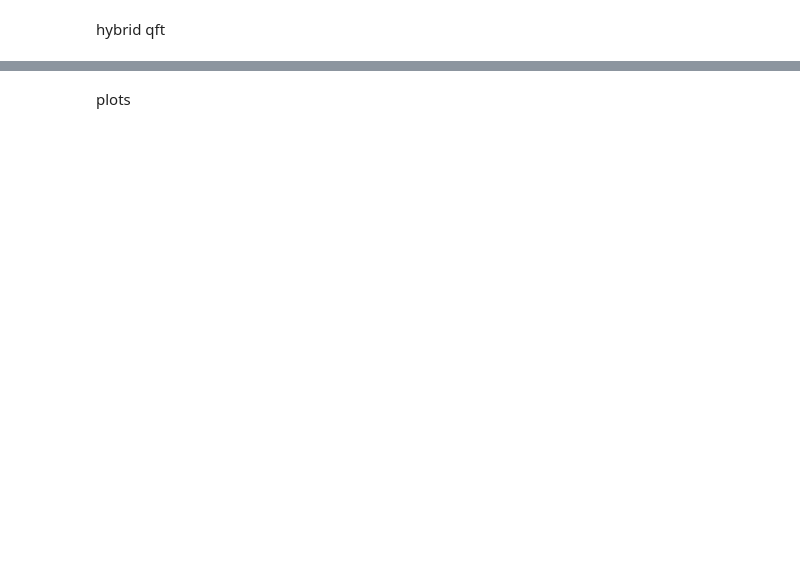
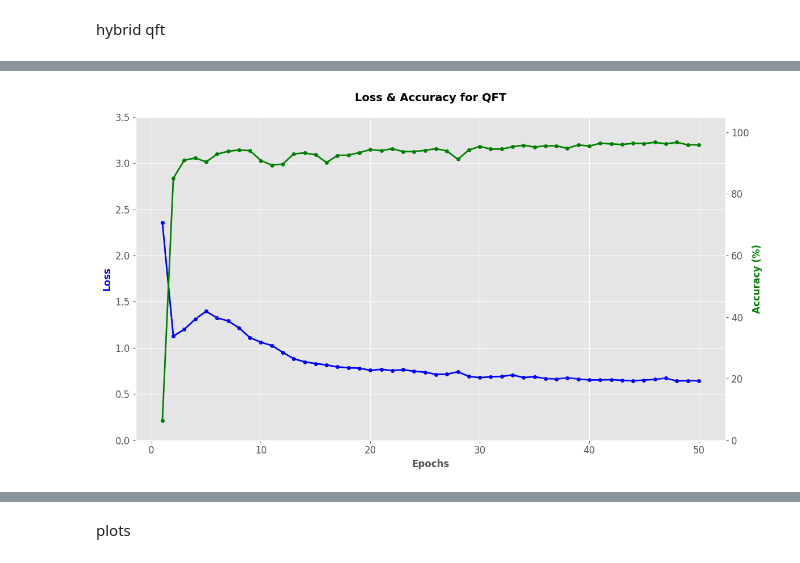
Before and after one commit to SumedhKudale/ML-Project, a Jupyter notebook: ML_DA2_Raman_Hybrid_revised.ipynb, the cells around one changed output, grey strips where cells are left out. Saved outputs shown, nothing was run; the diff lists cells and outputs as text; code cells hidden in the pictures; blank space fills up the shorter version.

```diff
--- a/ML_DA2_Raman_Hybrid_revised.ipynb
+++ b/ML_DA2_Raman_Hybrid_revised.ipynb
@@ -1369,0 +1702,42 @@ Test Accuracy (ViT + DeiT + GCN): 93.33%
+# %%
+import matplotlib.pyplot as plt
+
+# Data from QFT training logs
+epochs = list(range(1, 51))
+losses = [2.3551, 1.1273, 1.2002, 1.3105, 1.3964, 1.3240, 1.2927, 1.2163, 1.1113, 1.0605,
+1.0265, 0.9515, 0.8826, 0.8488, 0.8302, 0.8147, 0.7939, 0.7847, 0.7806, 0.7570,
+0.7679, 0.7546, 0.7637, 0.7465, 0.7371, 0.7127, 0.7151, 0.7413, 0.6918, 0.6772,
+0.6876, 0.6911, 0.7069, 0.6787, 0.6877, 0.6681, 0.6643, 0.6745, 0.6644, 0.6526,
+0.6537, 0.6562, 0.6494, 0.6440, 0.6515, 0.6591, 0.6731, 0.6412, 0.6451, 0.6444]
+
+accuracies = [6.35, 85.10, 90.94, 91.67, 90.42, 92.92, 93.85, 94.27, 94.06, 90.83,
+89.38, 89.69, 93.02, 93.33, 92.71, 90.21, 92.50, 92.60, 93.44, 94.38,
+94.06, 94.69, 93.75, 93.75, 94.17, 94.69, 93.96, 91.25, 94.27, 95.42,
+94.58, 94.58, 95.31, 95.83, 95.21, 95.62, 95.62, 94.79, 95.94, 95.52,
+96.46, 96.25, 96.04, 96.46, 96.35, 96.77, 96.25, 96.77, 95.94, 95.94]
+
+plt.figure(figsize=(12, 7))
+# Added markers
+plt.plot(epochs, losses, 'b-o', label='Training Loss', linewidth=2, markersize=4)
+plt.xlabel('Epochs', fontsize=12, fontweight='bold')
+plt.ylabel('Loss', color='b', fontsize=12, fontweight='bold')
+plt.ylim(0, 3.5)
+
+ax2 = plt.gca().twinx()
+# Added markers
+ax2.plot(epochs, accuracies, 'g-o', label='Training Accuracy', linewidth=2, markersize=4)
+ax2.set_ylabel('Accuracy (%)', color='g', fontsize=12, fontweight='bold')
+ax2.set_ylim(0, 105)
+
+plt.title('Loss & Accuracy for QFT', fontsize=14, fontweight='bold', pad=20)
+plt.grid(True, alpha=0.3)
+
+# Combined legend
+lines, labels = plt.gca().get_legend_handles_labels()
+lines2, labels2 = ax2.get_legend_handles_labels()
+
+plt.tight_layout()
+plt.savefig('training_loss_accuracy_qft.png', dpi=300, bbox_inches='tight')
+plt.show()
+# %% [output]
+[figure, added]
```
Also changed, not shown: parts of 14 cells of this notebook, 1 other file.
